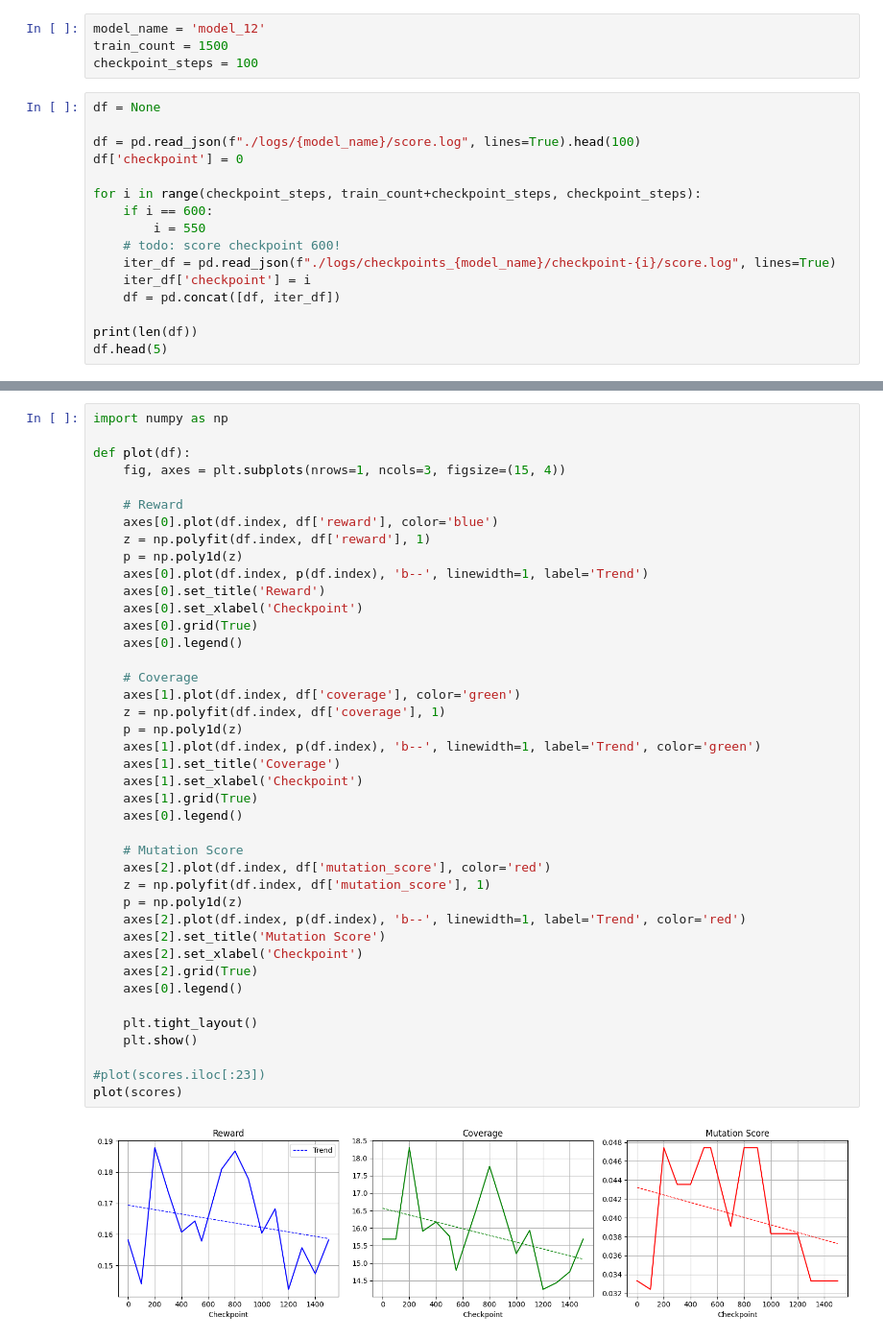
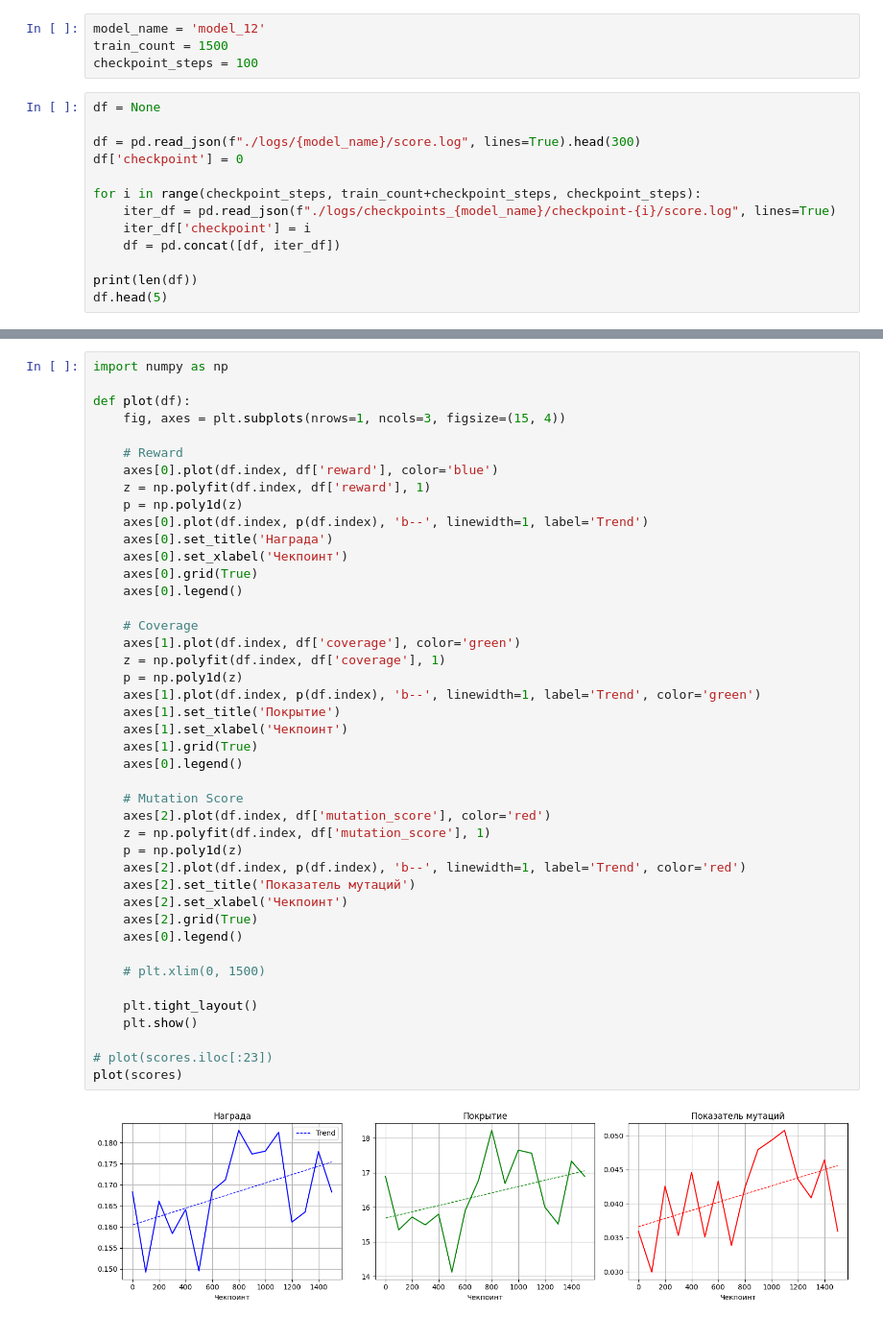
Before and after one commit to djvue/vkr, a Jupyter notebook: train_analyzer.ipynb, the cells around one changed output, grey strips where cells are left out. Shown: that part at 96% size. Drawn from its saved outputs; the diff is of its cells as text.

```diff
--- a/train_analyzer.ipynb
+++ b/train_analyzer.ipynb
@@ -8,13 +8,10 @@ checkpoint_steps = 100
 # %%
 df = None
 
-df = pd.read_json(f"./logs/{model_name}/score.log", lines=True).head(100)
+df = pd.read_json(f"./logs/{model_name}/score.log", lines=True).head(300)
 df['checkpoint'] = 0
 
 for i in range(checkpoint_steps, train_count+checkpoint_steps, checkpoint_steps):
-    if i == 600:
-        i = 550
-    # todo: score checkpoint 600!
     iter_df = pd.read_json(f"./logs/checkpoints_{model_name}/checkpoint-{i}/score.log", lines=True)
     iter_df['checkpoint'] = i
     df = pd.concat([df, iter_df])
@@ -89,38 +86,40 @@ def plot(df):
 
     # Reward
     axes[0].plot(df.index, df['reward'], color='blue')
     z = np.polyfit(df.index, df['reward'], 1)
     p = np.poly1d(z)
     axes[0].plot(df.index, p(df.index), 'b--', linewidth=1, label='Trend')
-    axes[0].set_title('Reward')
-    axes[0].set_xlabel('Checkpoint')
+    axes[0].set_title('Награда')
+    axes[0].set_xlabel('Чекпоинт')
     axes[0].grid(True)
     axes[0].legend()
 
     # Coverage
     axes[1].plot(df.index, df['coverage'], color='green')
     z = np.polyfit(df.index, df['coverage'], 1)
     p = np.poly1d(z)
     axes[1].plot(df.index, p(df.index), 'b--', linewidth=1, label='Trend', color='green')
-    axes[1].set_title('Coverage')
-    axes[1].set_xlabel('Checkpoint')
+    axes[1].set_title('Покрытие')
+    axes[1].set_xlabel('Чекпоинт')
     axes[1].grid(True)
     axes[0].legend()
 
     # Mutation Score
     axes[2].plot(df.index, df['mutation_score'], color='red')
     z = np.polyfit(df.index, df['mutation_score'], 1)
     p = np.poly1d(z)
     axes[2].plot(df.index, p(df.index), 'b--', linewidth=1, label='Trend', color='red')
-    axes[2].set_title('Mutation Score')
-    axes[2].set_xlabel('Checkpoint')
+    axes[2].set_title('Показатель мутаций')
+    axes[2].set_xlabel('Чекпоинт')
     axes[2].grid(True)
     axes[0].legend()
+
+    # plt.xlim(0, 1500)
 
     plt.tight_layout()
     plt.show()
 
-#plot(scores.iloc[:23])
+# plot(scores.iloc[:23])
 plot(scores)
 # %% [output]
-[figure, old version]
+[figure, new version]
```
Also changed, not shown: parts of 2 cells of this notebook, 2 other files.
